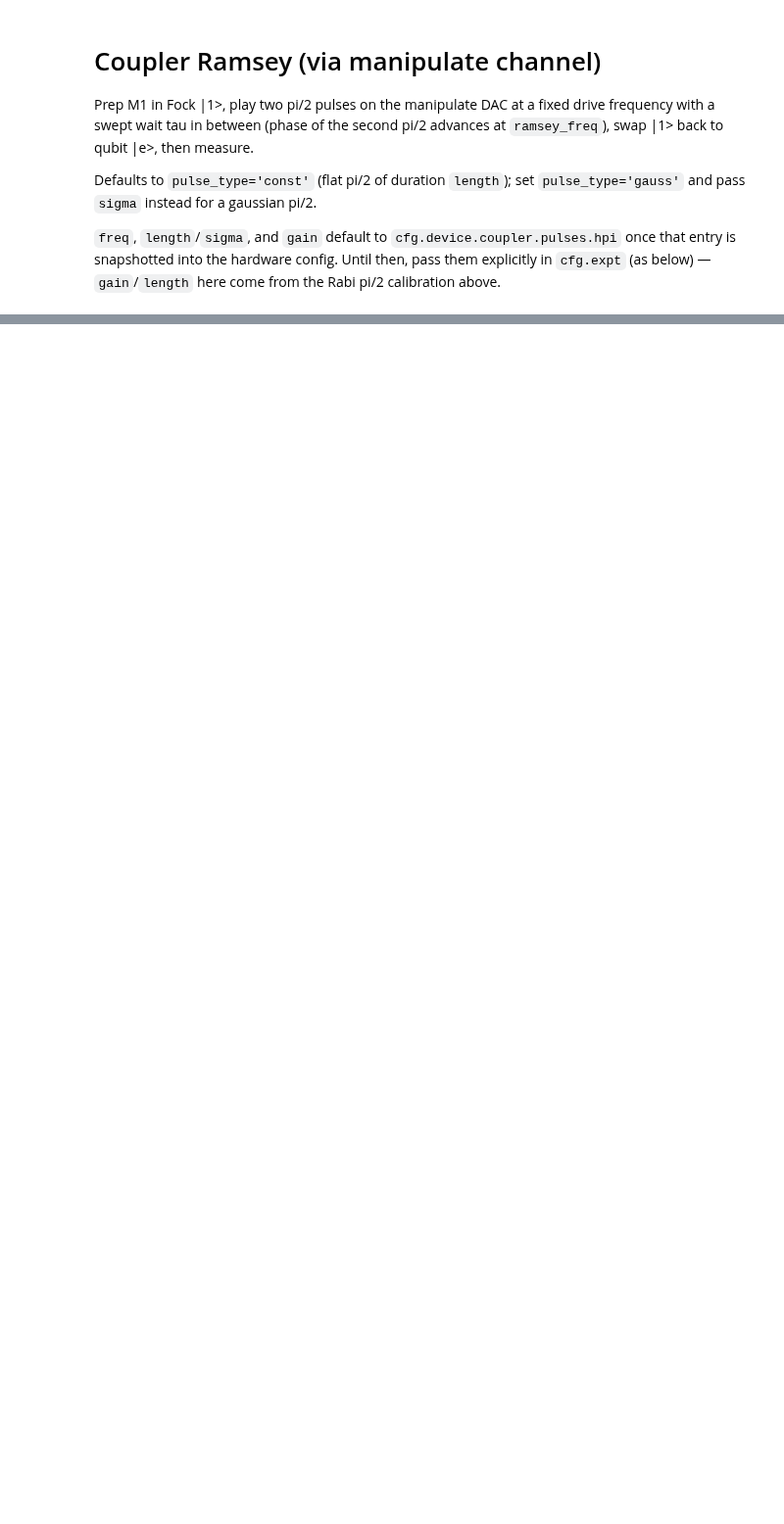
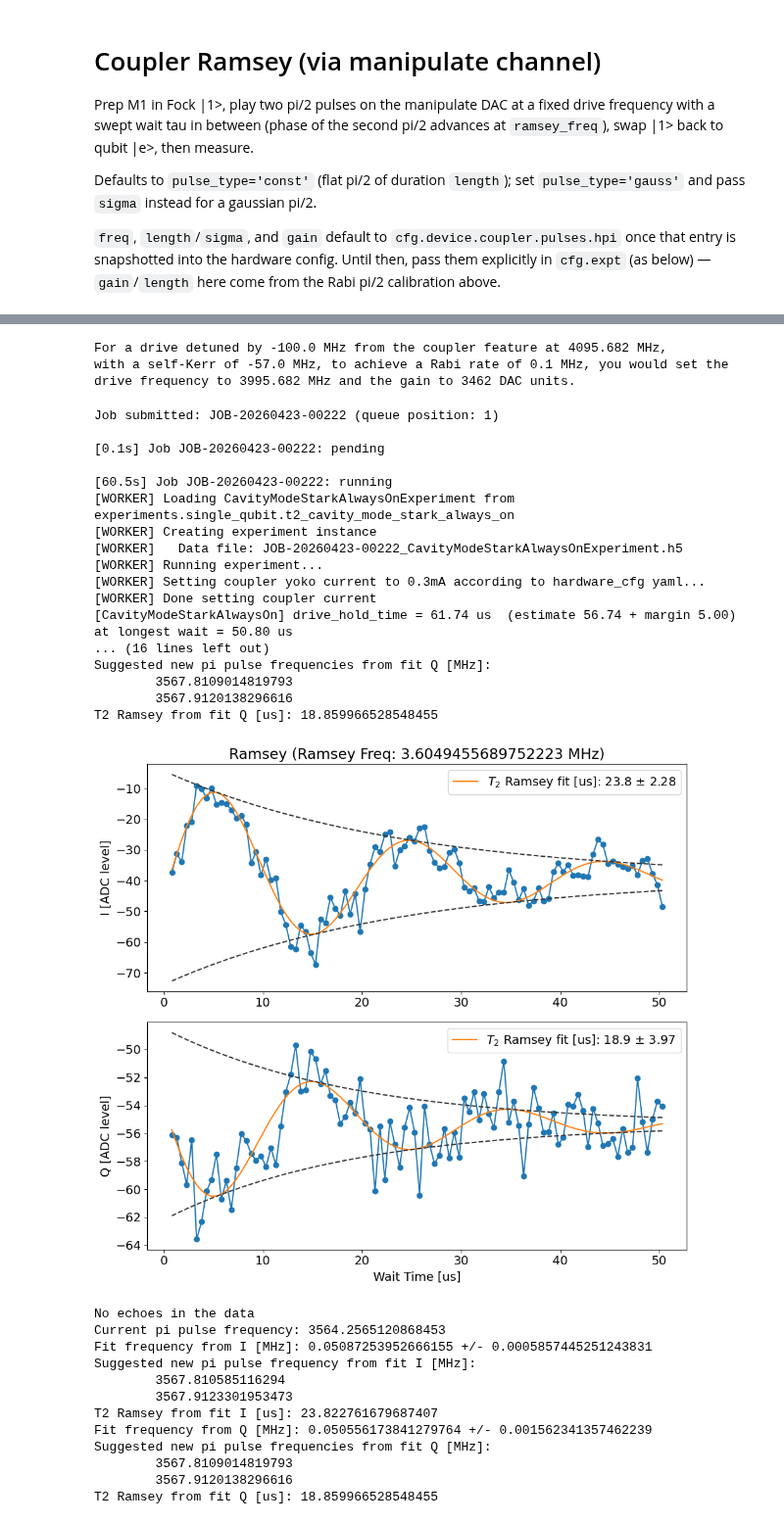
Before and after one commit to SchusterLab/multimode_expts, a Jupyter notebook: measurement_notebooks/QEC/T2_ac_stark_shift.ipynb, the cells around one changed output, grey strips where cells are left out. Shown at 98% size. Saved outputs shown, nothing was run; the diff lists cells and outputs as text; code cells hidden in the pictures; blank space fills up the shorter version.

```diff
--- a/measurement_notebooks/QEC/T2_ac_stark_shift.ipynb
+++ b/measurement_notebooks/QEC/T2_ac_stark_shift.ipynb
@@ -824,0 +1510,18 @@ station.snapshot_hardware_config(update_main=True)
+# %%
+f_coupler = 4095.682
+k = 3.62885e-4  # rad/us/DAC, from Rabi fits
+K = -57.0  # MHz, from separate measurement of the coupler's self-Kerr
+rabi_rate = 0.1  # MHz, target Rabi rate for the drive (adjust gain to hit this)
+Gain = int(2*np.pi*rabi_rate * 2/k) # DAC gain to achieve target Rabi rate (Omega = k * Gain)
+detuning_opt = -1000*rabi_rate  # MHz, I dont have acces to g so it will be order of magnitude guess, can be optimized for better performance
+f_drive = f_coupler + detuning_opt  # MHz, drive frequency detuned from coupler feature
+f_ramsey = 3.5779952741678973 - 0.023049705192674724 # MHz, from Ramsey fit (should be close to f_drive - f_coupler)
+rise_time = 0.2  # us
+t_start = 4 * rise_time  # us, must be >= 4 * rise_time to ensure the flat-top portion of the drive exists at the shortest Ramsey time
+
+
+print(f'For a drive detuned by {detuning_opt} MHz from the coupler feature at {f_coupler} MHz,')
+print(f'with a self-Kerr of {K} MHz, to achieve a Rabi rate of {rabi_rate} MHz, you would set the drive frequency to {f_drive} MHz and the gain to {Gain} DAC units.')
+# %% [output]
+For a drive detuned by -100.0 MHz from the coupler feature at 4095.682 MHz,
+with a self-Kerr of -57.0 MHz, to achieve a Rabi rate of 0.1 MHz, you would set the drive frequency to 3995.682 MHz and the gain to 3462 DAC units.
@@ -824,0 +1583,56 @@ station.snapshot_hardware_config(update_main=True)
+# %%
+# 4. Execute — single run at one drive_freq / drive_gain
+stark_ao_expt = stark_ao_runner.execute(
+    mode='manipulate',
+    man_mode_idx=1,
+
+    start=t_start,
+    step=2.5/5,
+    expts=101,
+    ramsey_freq=f_ramsey+0.05,             # MHz
+    drive_freq=f_coupler,        # tune: detuning from the coupler feature
+    drive_gain=Gain,                # sweep this by hand across runs to map the Stark shift
+    rise_time=rise_time,
+    reps=250,
+    stark_guard_pre=1.0,
+    stark_guard_post=1.0,
+    rounds=1,
+    go_kwargs=dict(analyze=False, display=False),
+    # **active_reset_dict,
+    relax_delay=1000,
+)
+
+if USE_QUEUE:
+    stark_ao_expt.analyze(fit=True)
+    stark_ao_expt.display(fit=True)
+# %% [output]
+Job submitted: JOB-20260423-00222 (queue position: 1)
+
+[0.1s] Job JOB-20260423-00222: pending
+
+[60.5s] Job JOB-20260423-00222: running
+[WORKER] Loading CavityModeStarkAlwaysOnExperiment from experiments.single_qubit.t2_cavity_mode_stark_always_on
+[WORKER] Creating experiment instance
+[WORKER]   Data file: JOB-20260423-00222_CavityModeStarkAlwaysOnExperiment.h5
+[WORKER] Running experiment...
+[WORKER] Setting coupler yoko current to 0.3mA according to hardware_cfg yaml...
+[WORKER] Done setting coupler current
+[CavityModeStarkAlwaysOn] drive_hold_time = 61.74 us  (estimate 56.74 + margin 5.00) at longest wait = 50.80 us
+... (16 lines left out)
+Suggested new pi pulse frequencies from fit Q [MHz]:
+        3567.8109014819793
+        3567.9120138296616
+T2 Ramsey from fit Q [us]: 18.859966528548455
+[figure, added]
+No echoes in the data
+Current pi pulse frequency: 3564.2565120868453
+Fit frequency from I [MHz]: 0.05087253952666155 +/- 0.0005857445251243831
+Suggested new pi pulse frequency from fit I [MHz]:
+        3567.810585116294
+        3567.9123301953473
+T2 Ramsey from fit I [us]: 23.822761679687407
+Fit frequency from Q [MHz]: 0.050556173841279764 +/- 0.001562341357462239
+Suggested new pi pulse frequencies from fit Q [MHz]:
+        3567.8109014819793
+        3567.9120138296616
+T2 Ramsey from fit Q [us]: 18.859966528548455
```
Also changed, not shown: parts of 42 cells of this notebook, 11 other files.
